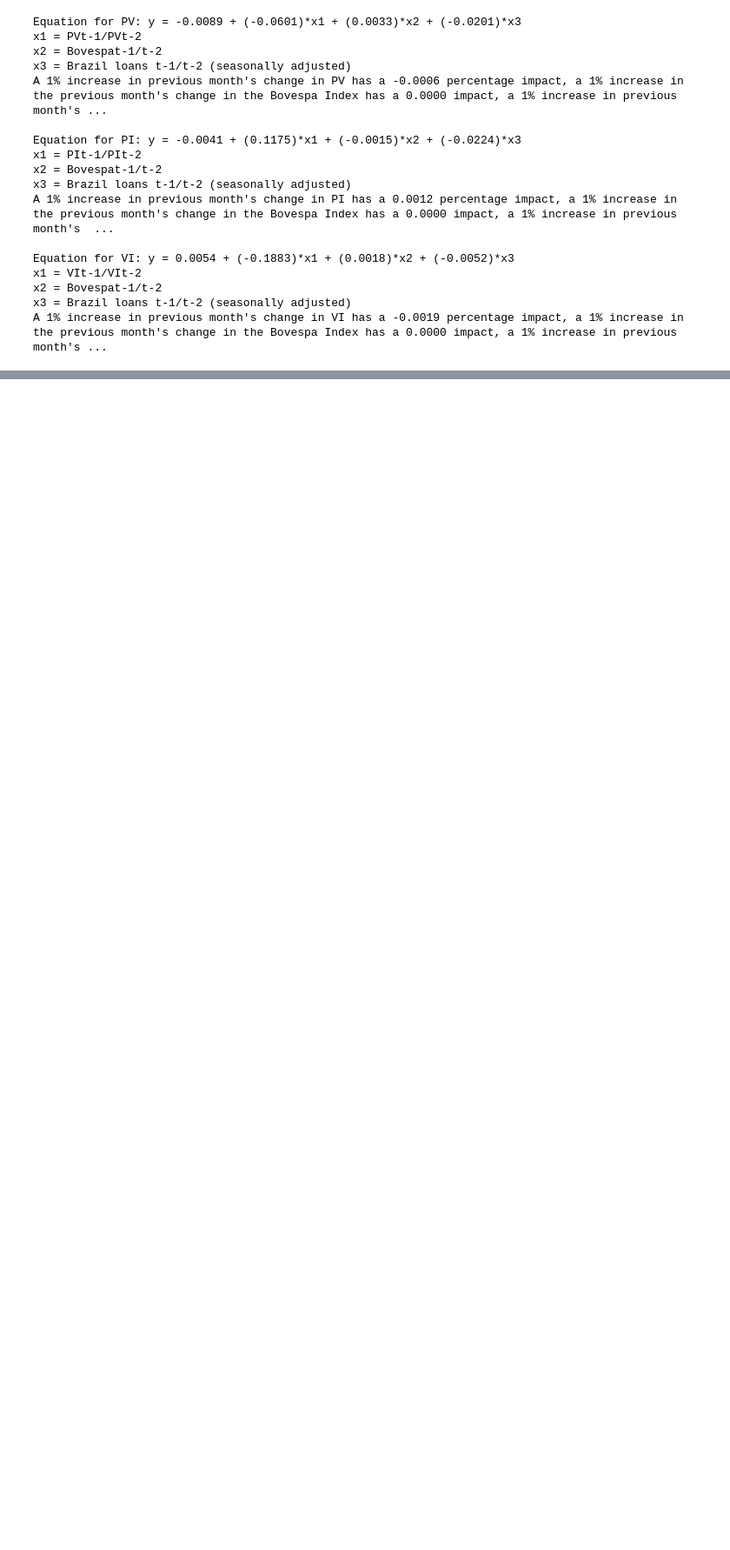
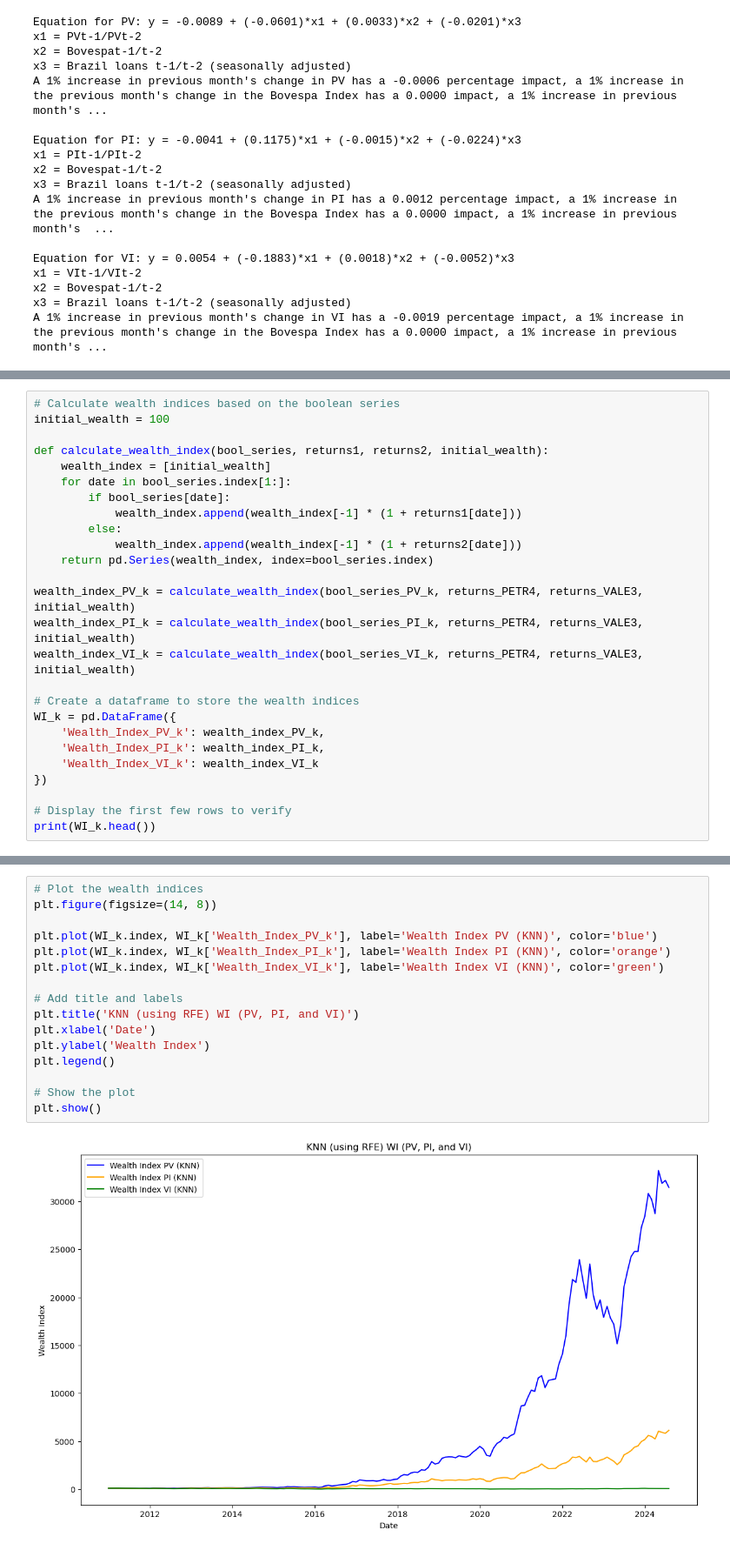
Before and after one commit to Barryadv/Barry, a Jupyter notebook: br_pairs_jul24.ipynb, the cells around one changed output, grey strips where cells are left out. Shown at 87% size. Saved outputs shown, nothing was run; the diff lists cells and outputs as text; blank space fills up the shorter version.

```diff
--- a/br_pairs_jul24.ipynb
+++ b/br_pairs_jul24.ipynb
@@ -1187,0 +1293,26 @@ Selected features for VI_k: ['PV_lag1' 'PI_lag1' 'SPY_ch_lag1' 'br_loans_lag1' '
+# %%
+# Calculate wealth indices based on the boolean series
+initial_wealth = 100
+
+def calculate_wealth_index(bool_series, returns1, returns2, initial_wealth):
+    wealth_index = [initial_wealth]
+    for date in bool_series.index[1:]:
+        if bool_series[date]:
+            wealth_index.append(wealth_index[-1] * (1 + returns1[date]))
+        else:
+            wealth_index.append(wealth_index[-1] * (1 + returns2[date]))
+    return pd.Series(wealth_index, index=bool_series.index)
+
+wealth_index_PV_k = calculate_wealth_index(bool_series_PV_k, returns_PETR4, returns_VALE3, initial_wealth)
+wealth_index_PI_k = calculate_wealth_index(bool_series_PI_k, returns_PETR4, returns_VALE3, initial_wealth)
+wealth_index_VI_k = calculate_wealth_index(bool_series_VI_k, returns_PETR4, returns_VALE3, initial_wealth)
+
+# Create a dataframe to store the wealth indices
+WI_k = pd.DataFrame({
+    'Wealth_Index_PV_k': wealth_index_PV_k,
+    'Wealth_Index_PI_k': wealth_index_PI_k,
+    'Wealth_Index_VI_k': wealth_index_VI_k
+})
+
+# Display the first few rows to verify
+print(WI_k.head())
@@ -1187,0 +1327,18 @@ Selected features for VI_k: ['PV_lag1' 'PI_lag1' 'SPY_ch_lag1' 'br_loans_lag1' '
+# %%
+# Plot the wealth indices
+plt.figure(figsize=(14, 8))
+
+plt.plot(WI_k.index, WI_k['Wealth_Index_PV_k'], label='Wealth Index PV (KNN)', color='blue')
+plt.plot(WI_k.index, WI_k['Wealth_Index_PI_k'], label='Wealth Index PI (KNN)', color='orange')
+plt.plot(WI_k.index, WI_k['Wealth_Index_VI_k'], label='Wealth Index VI (KNN)', color='green')
+
+# Add title and labels
+plt.title('KNN (using RFE) WI (PV, PI, and VI)')
+plt.xlabel('Date')
+plt.ylabel('Wealth Index')
+plt.legend()
+
+# Show the plot
+plt.show()
+# %% [output]
+[figure, added]
```
Also changed, not shown: parts of 76 cells of this notebook, 15 other files.
